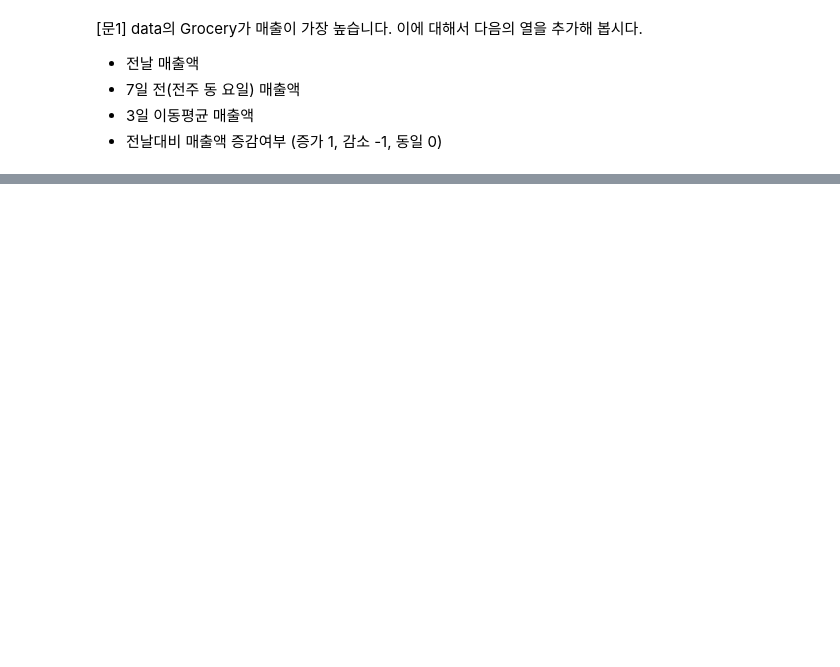
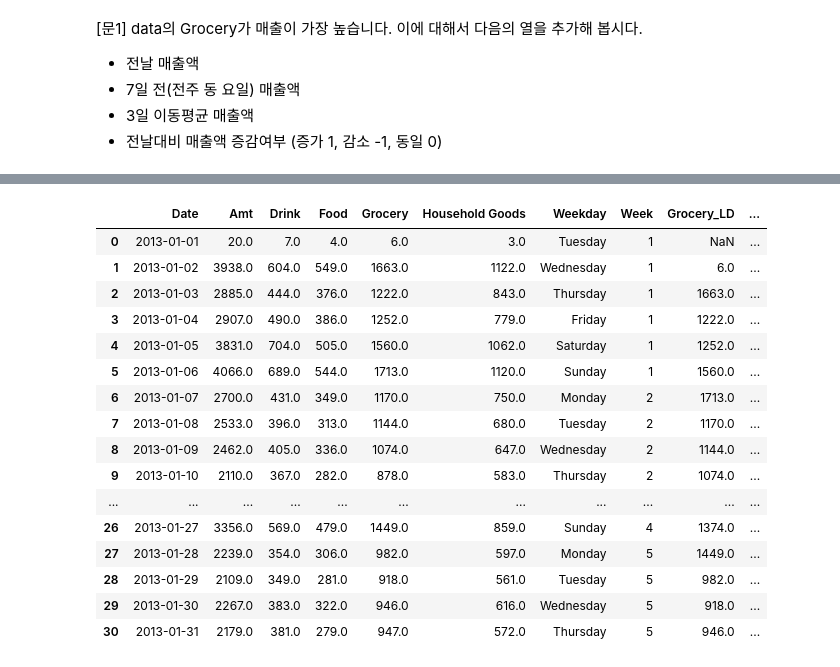
Before and after one commit to JReal2/aivle6-practice, a Jupyter notebook: data-processing/chapter 03. 시계열 데이터 처리.ipynb, the cells around one changed output, grey strips where cells are left out. Saved outputs shown, nothing was run; the diff lists cells and outputs as text; code cells hidden in the pictures; blank space fills up the shorter version.

```diff
--- a/data-processing/chapter 03. 시계열 데이터 처리.ipynb
+++ b/data-processing/chapter 03. 시계열 데이터 처리.ipynb
@@ -141,11 +341,33 @@ temp.head(10)
 # %%
 # 전날 매출액
-
+data['Grocery_LD'] = data['Grocery'].shift()
 
 # 7일 전(전주 동 요일) 매출액
-
+data['Grocery_LW'] = data['Grocery'].shift(7)
 
 # 3일 이동평균 매출액
-
+data['Grocery_3MA'] = data['Grocery'].rolling(3).mean()
 
 # 전날대비 매출액 증감여부 (증가 1, 감소 -1, 동일 0)
+data['Grocery_Profit'] = np.where(data['Grocery'].diff() > 0, 1,
+                                  np.where(data['Grocery'].diff() < 0, -1, 0))
+
+display(data)
+# %% [output]
+|  | Date | Amt | Drink | Food | Grocery | Household Goods | Weekday | Week | Grocery_LD | ... |
+| 0 | 2013-01-01 | 20.0 | 7.0 | 4.0 | 6.0 | 3.0 | Tuesday | 1 | NaN | ... |
+| 1 | 2013-01-02 | 3938.0 | 604.0 | 549.0 | 1663.0 | 1122.0 | Wednesday | 1 | 6.0 | ... |
+| 2 | 2013-01-03 | 2885.0 | 444.0 | 376.0 | 1222.0 | 843.0 | Thursday | 1 | 1663.0 | ... |
+| 3 | 2013-01-04 | 2907.0 | 490.0 | 386.0 | 1252.0 | 779.0 | Friday | 1 | 1222.0 | ... |
+| 4 | 2013-01-05 | 3831.0 | 704.0 | 505.0 | 1560.0 | 1062.0 | Saturday | 1 | 1252.0 | ... |
+| 5 | 2013-01-06 | 4066.0 | 689.0 | 544.0 | 1713.0 | 1120.0 | Sunday | 1 | 1560.0 | ... |
+| 6 | 2013-01-07 | 2700.0 | 431.0 | 349.0 | 1170.0 | 750.0 | Monday | 2 | 1713.0 | ... |
+| 7 | 2013-01-08 | 2533.0 | 396.0 | 313.0 | 1144.0 | 680.0 | Tuesday | 2 | 1170.0 | ... |
+| 8 | 2013-01-09 | 2462.0 | 405.0 | 336.0 | 1074.0 | 647.0 | Wednesday | 2 | 1144.0 | ... |
+| 9 | 2013-01-10 | 2110.0 | 367.0 | 282.0 | 878.0 | 583.0 | Thursday | 2 | 1074.0 | ... |
+| ... | ... | ... | ... | ... | ... | ... | ... | ... | ... | ... |
+| 26 | 2013-01-27 | 3356.0 | 569.0 | 479.0 | 1449.0 | 859.0 | Sunday | 4 | 1374.0 | ... |
+| 27 | 2013-01-28 | 2239.0 | 354.0 | 306.0 | 982.0 | 597.0 | Monday | 5 | 1449.0 | ... |
+| 28 | 2013-01-29 | 2109.0 | 349.0 | 281.0 | 918.0 | 561.0 | Tuesday | 5 | 982.0 | ... |
+| 29 | 2013-01-30 | 2267.0 | 383.0 | 322.0 | 946.0 | 616.0 | Wednesday | 5 | 918.0 | ... |
+| 30 | 2013-01-31 | 2179.0 | 381.0 | 279.0 | 947.0 | 572.0 | Thursday | 5 | 946.0 | ... |
```
Also changed, not shown: parts of 18 cells of this notebook, 3 other files.
